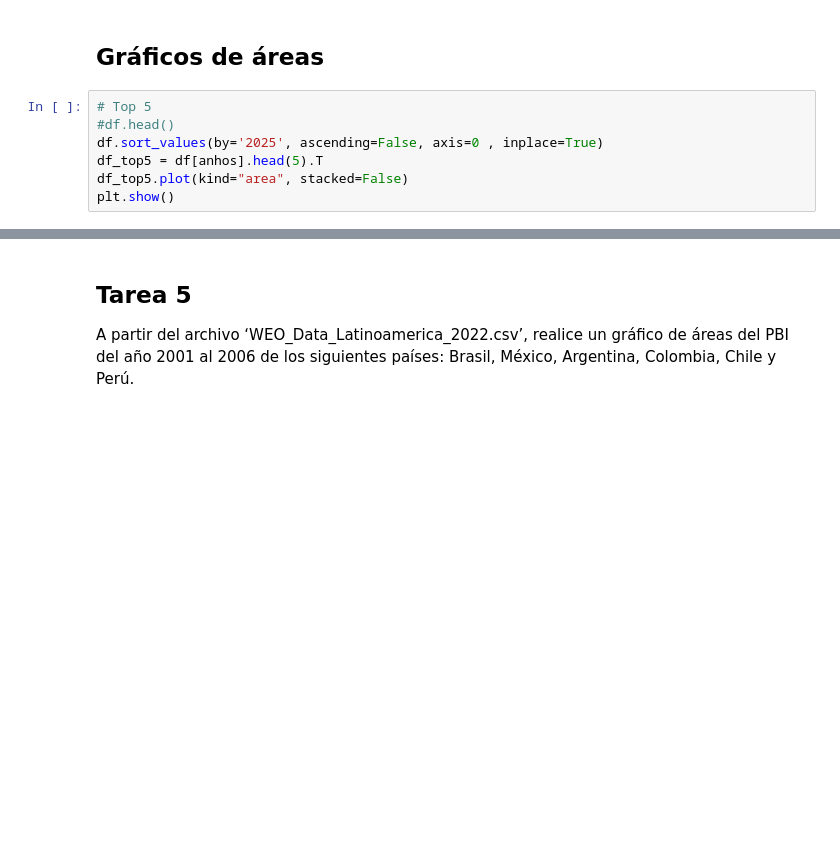
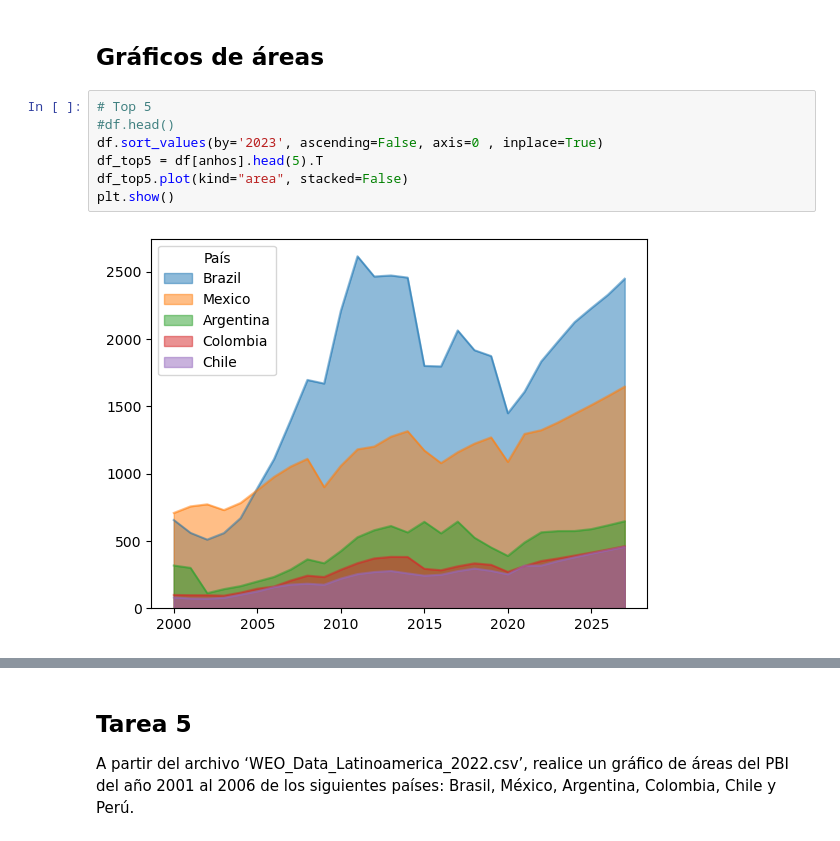
Before and after one commit to jgomezz/cpe_ciencia_datos_python, a Jupyter notebook: mod2_estadistica_y_visualizacion/semana_03_matplotlib.ipynb, the cells around one changed output, grey strips where cells are left out. Saved outputs shown, nothing was run; the diff lists cells and outputs as text; blank space fills up the shorter version.

```diff
--- a/mod2_estadistica_y_visualizacion/semana_03_matplotlib.ipynb
+++ b/mod2_estadistica_y_visualizacion/semana_03_matplotlib.ipynb
@@ -382,10 +382,12 @@ plt.show()
 # %%
 # Top 5
 #df.head()
-df.sort_values(by='2025', ascending=False, axis=0 , inplace=True)
+df.sort_values(by='2023', ascending=False, axis=0 , inplace=True)
 df_top5 = df[anhos].head(5).T
 df_top5.plot(kind="area", stacked=False)
 plt.show()
+# %% [output]
+[figure, added]
 # %%
 # Top 5
 #df.head()
```
Also changed, not shown: parts of 20 cells of this notebook, 3 other files.
